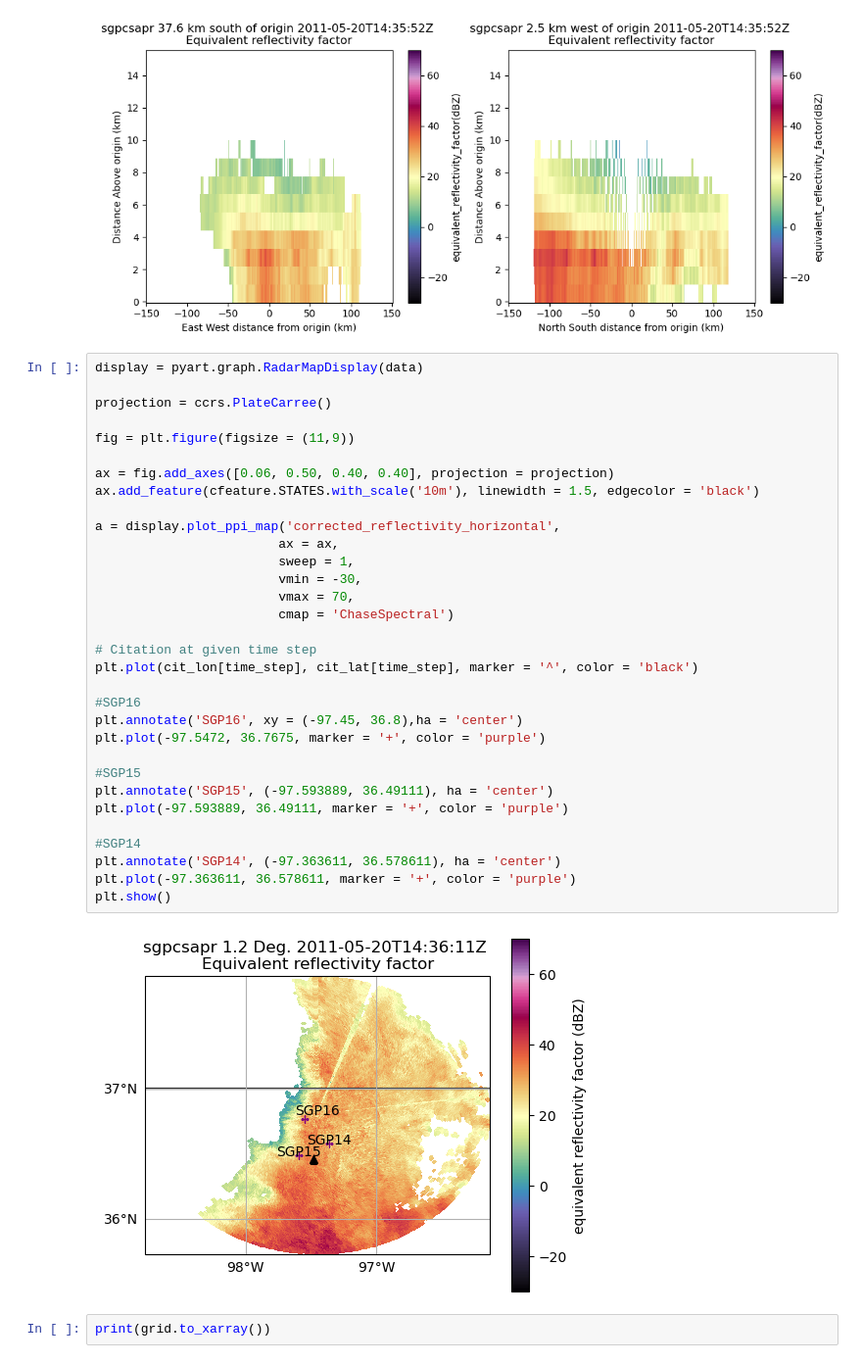
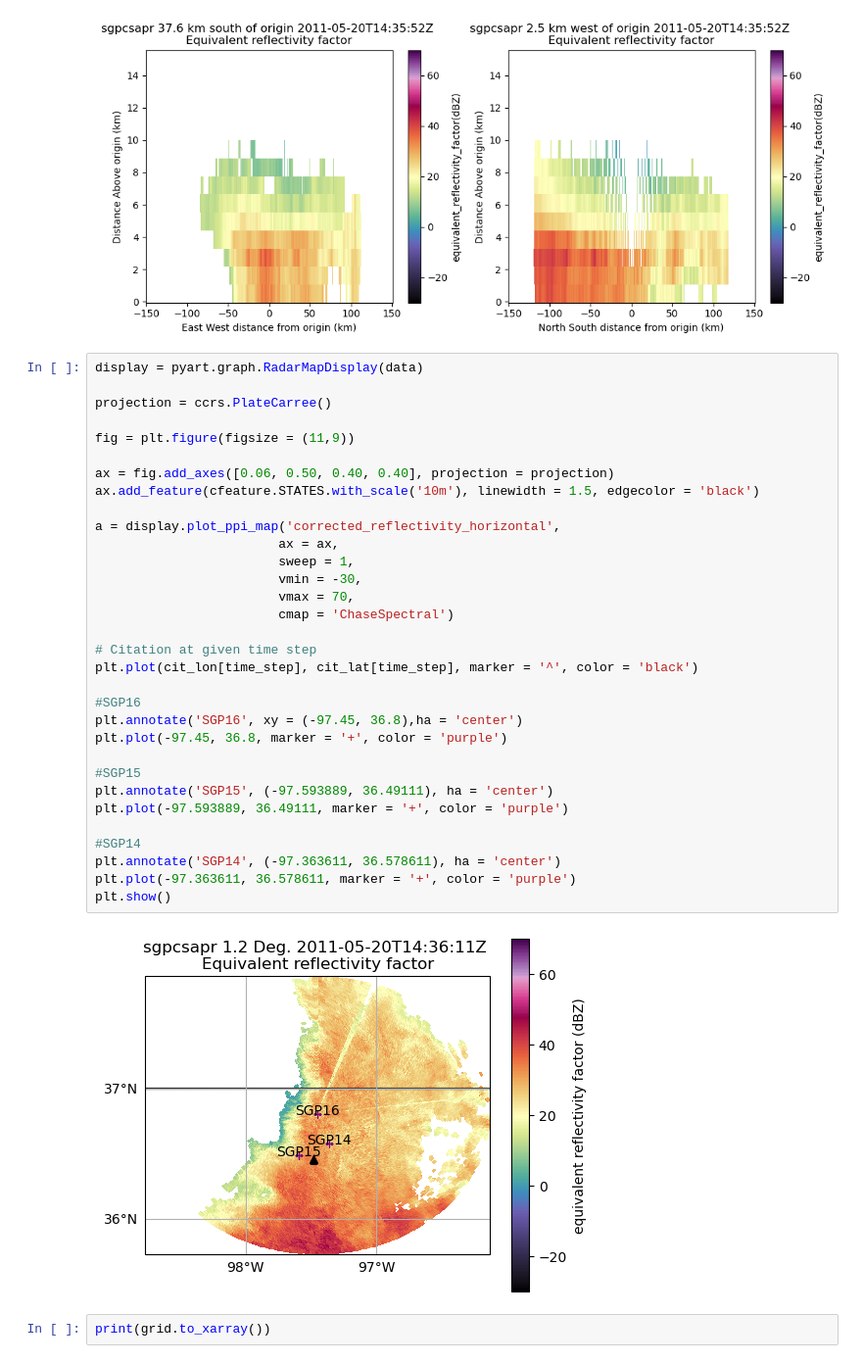
Before and after one commit to brycerrickbeil/2026-SULI-Bryce-Rickbeil, a Jupyter notebook: students/bryce_rickbeil/notebooks/radar_cross_section.ipynb, the cells around one changed output. Shown at 98% size. Drawn from its saved outputs; the diff is of its cells as text.

```diff
--- a/students/bryce_rickbeil/notebooks/radar_cross_section.ipynb
+++ b/students/bryce_rickbeil/notebooks/radar_cross_section.ipynb
@@ -79,35 +88,35 @@ display = pyart.graph.RadarMapDisplay(data)
 
 projection = ccrs.PlateCarree()
 
 fig = plt.figure(figsize = (11,9))
 
 ax = fig.add_axes([0.06, 0.50, 0.40, 0.40], projection = projection)
 ax.add_feature(cfeature.STATES.with_scale('10m'), linewidth = 1.5, edgecolor = 'black')
 
 a = display.plot_ppi_map('corrected_reflectivity_horizontal',
                         ax = ax,
                         sweep = 1,
                         vmin = -30,
                         vmax = 70,
                         cmap = 'ChaseSpectral')
 
 # Citation at given time step
 plt.plot(cit_lon[time_step], cit_lat[time_step], marker = '^', color = 'black')
 
 #SGP16
 plt.annotate('SGP16', xy = (-97.45, 36.8),ha = 'center')
-plt.plot(-97.5472, 36.7675, marker = '+', color = 'purple')
+plt.plot(-97.45, 36.8, marker = '+', color = 'purple')
 
 #SGP15
 plt.annotate('SGP15', (-97.593889, 36.49111), ha = 'center')
 plt.plot(-97.593889, 36.49111, marker = '+', color = 'purple')
 
 #SGP14
 plt.annotate('SGP14', (-97.363611, 36.578611), ha = 'center')
 plt.plot(-97.363611, 36.578611, marker = '+', color = 'purple')
 plt.show()
 # %% [output]
-[figure, old version]
+[figure, new version]
 # %%
 print(grid.to_xarray())
 # %% [output]
```
Also changed, not shown: parts of 1 cell of this notebook.
